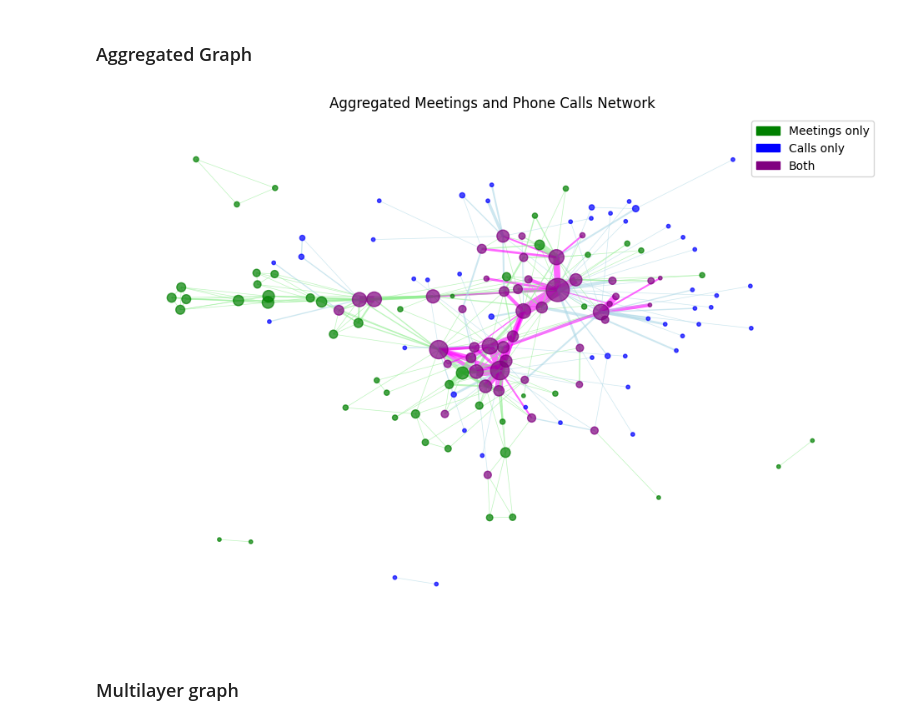
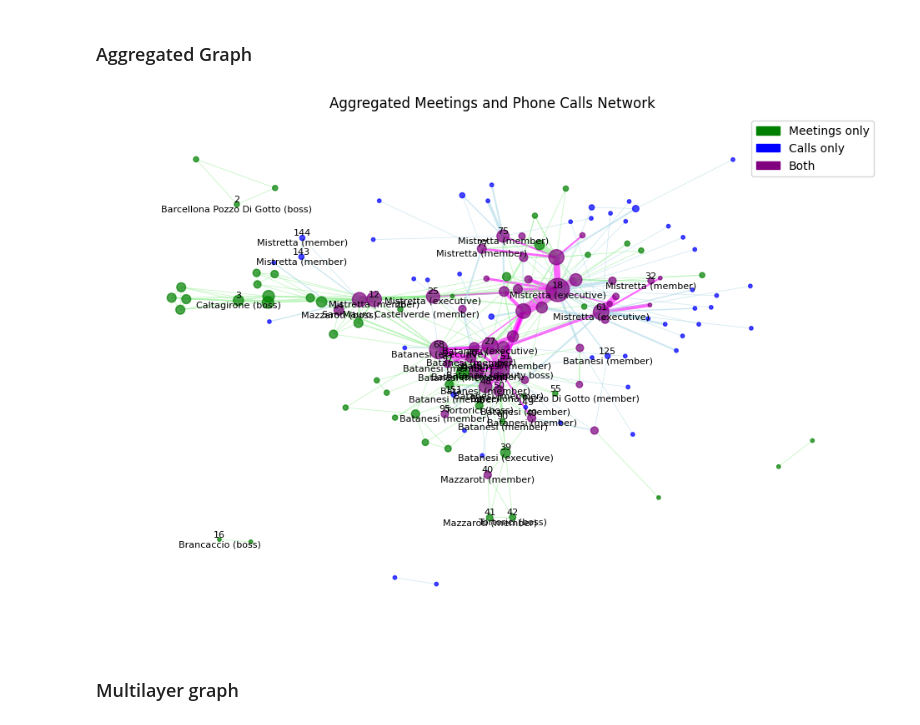
Before and after one commit to Lasagnos/SNProject, a Jupyter notebook: Project.ipynb, the cells around one changed output. Saved outputs shown, nothing was run; the diff lists cells and outputs as text; code cells hidden in the pictures.

```diff
--- a/Project.ipynb
+++ b/Project.ipynb
@@ -24,8 +53,8 @@ role_info = df_roles.set_index('Node').to_dict('index') # Convert to dictionary
 # %%
 # Load networks from cleaned DataFrames
-G_meetings = nx.Graph()
+G_meetings = nx.Graph(name="Meetings Network")
 G_meetings.add_weighted_edges_from(df_meetings.values)
-G_calls = nx.Graph()
+G_calls = nx.Graph(name="Calls Network")
 G_calls.add_weighted_edges_from(df_calls.values)
 
 # Add node roles to graphs
@@ -129,7 +160,7 @@ draw_graph(G_calls, "Phone Calls Network", node_color='blue')
 ### Aggregated Graph
 # %%
 # Combine the two graphs in an "aggregated" graph
-G_aggregated = nx.Graph()
+G_aggregated = nx.Graph(name="Aggregated Network")  # Create an empty graph for aggregation
 # G_aggregated.add_edges_from(G_meetings.edges(data=True))  # data=True carries edge attributes (weights)
 # G_aggregated.add_edges_from(G_calls.edges(data=True))     # Adds edges that are not already in the graph. Nodes in common are merged.
 
@@ -179,34 +210,42 @@ for node in G_aggregated.nodes():
         node_colors[node] = 'purple'  # both
     elif in_meetings:
         node_colors[node] = 'green'   # only meetings
     elif in_calls:
         node_colors[node] = 'blue'    # only calls
 colors_list = [node_colors[n] for n in G_aggregated.nodes()]
 
 # Node sizes (scaled by degree)
 degrees = dict(G_aggregated.degree())
 node_sizes = [degrees[n] * 10 for n in G_aggregated.nodes()]
 edge_weights = [G_aggregated[u][v]['weight'] * 0.5 for u, v in G_aggregated.edges()]    # Edge thickness (scaled by weight, factor = 0.5)
 
 pos = nx.spring_layout(G_aggregated, k=0.25, seed=42) # Positions the nodes, using a certain layout ('spring'). k influences the distance between nodes
 
 plt.figure(figsize=(12, 8))  # Set figure size (change if a larger or smaller graph is needed)
 # Draw aggregated graph
 nx.draw_networkx_nodes(G_aggregated, pos, node_color=colors_list, node_size=node_sizes, alpha=0.7)
 nx.draw_networkx_edges(G_aggregated, pos, width=edge_weights, edge_color=edge_colors, alpha=0.6)
 #nx.draw_networkx_labels(G_aggregated, pos, font_size=8)
+labels = {
+        n: f"{n}\n{data['Family']} ({data['Rank']})"
+        for n, data in G_aggregated.nodes(data=True)
+        if 'Family' in data and 'Rank' in data
+        and pd.notna(data['Family']) and str(data['Family']).strip() != ''
+        and pd.notna(data['Rank']) and str(data['Rank']).strip() != ''
+    }
+nx.draw_networkx_labels(G_aggregated, pos, labels=labels, font_size=8, font_color='black', verticalalignment='center')
 
 # Add legend
 import matplotlib.patches as mpatches
 legend = [mpatches.Patch(color='green', label='Meetings only'),
           mpatches.Patch(color='blue', label='Calls only'),
           mpatches.Patch(color='purple', label='Both')]
 plt.legend(handles=legend)
 plt.axis('off')
 plt.title("Aggregated Meetings and Phone Calls Network")
 plt.show()
 # %% [output]
-[figure, old version]
+[figure, new version]
 # %% [markdown]
 ### Multilayer graph
 # %%
```
Also changed, not shown: parts of 12 cells of this notebook, 1 other file.
